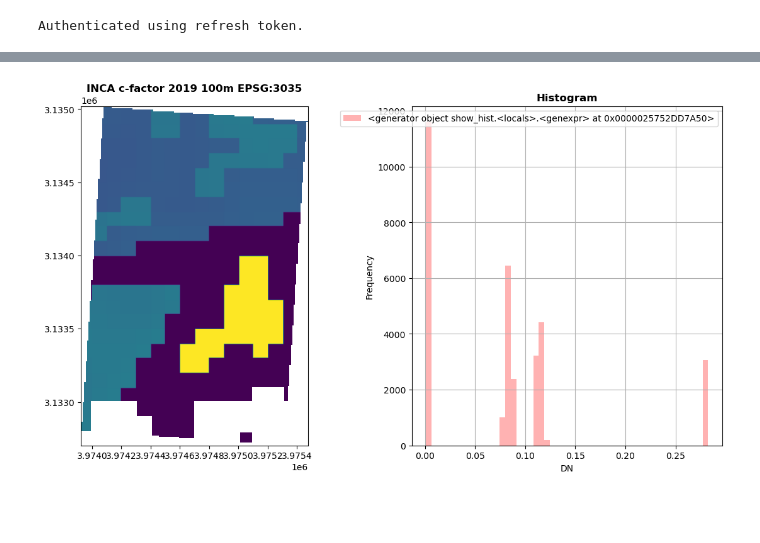
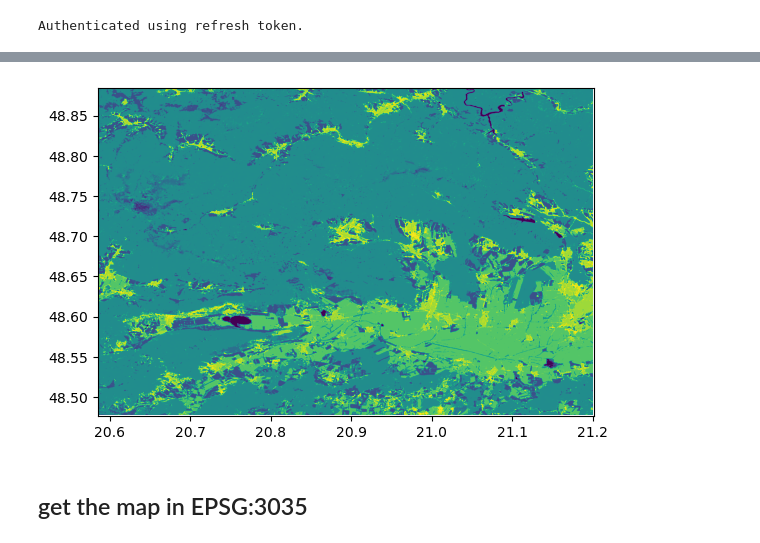
Before and after one commit to ESA-WEED-project/OpenEO-UDP-UDF-catalogue, a Jupyter notebook: examples/alpha0_openEO_data_request.ipynb, the cells around one changed output, grey strips where cells are left out. Drawn from its saved outputs; the diff is of its cells as text; code cells hidden in the pictures; blank space fills up the shorter version.

```diff
--- a/examples/alpha0_openEO_data_request.ipynb
+++ b/examples/alpha0_openEO_data_request.ipynb
@@ -64,6 +45,8 @@ JobFailedException: Batch job 'j-240918ae61044079a211f3e310de5ff7' didn't finish
 # %%
 # visu result
-with rasterio.open("SK_habitat_map_L3_10m_EPSG3035.tif") as src:
-    show(src, with_bounds=True, ax=axrgb, title='SK_habitat_map_L3_10m_EPSG3035')
+with rasterio.open("SK_habitat_map_L3_10m_EPSG4326.tif") as src:
+    show(src)
 # %% [output]
-[figure, old version]
+[figure, new version]
+# %% [markdown]
+## get the map in EPSG:3035
```
Also changed, not shown: parts of 9 cells of this notebook.
